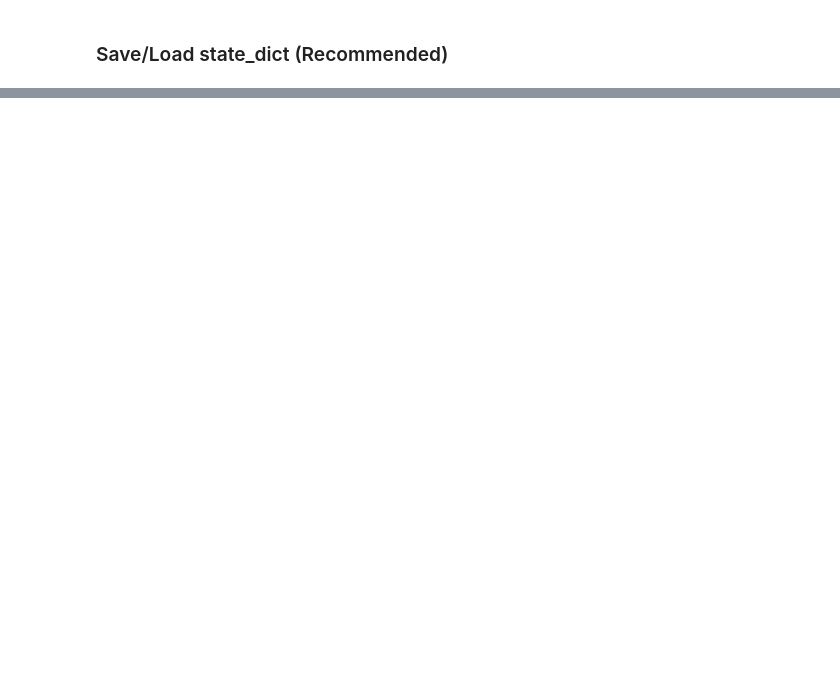
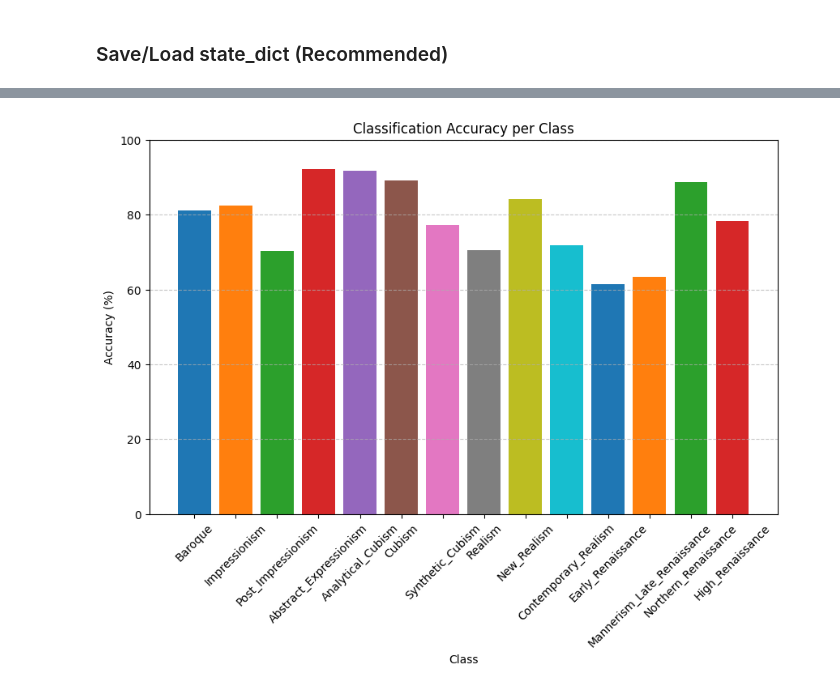
Before and after one commit to CarolineGraebelBHT/LFI_Artstyle_Classification, a Jupyter notebook: Naim/model_googlenet.ipynb, the cells around one changed output, grey strips where cells are left out. Drawn from its saved outputs; the diff is of its cells as text; code cells hidden in the pictures; blank space fills up the shorter version.

```diff
--- a/Naim/model_googlenet.ipynb
+++ b/Naim/model_googlenet.ipynb
@@ -310,0 +312,45 @@ model.eval()
+# %%
+# Store predictions and labels
+all_preds = []
+all_labels = []
+
+with torch.no_grad():  # No gradient computation needed
+    for images, labels in val_loader:
+        images, labels = images.to("cpu"), labels.to("cpu")  # Ensure correct device
+
+        outputs = model(images)
+        _, preds = torch.max(outputs, 1)  # Get predicted class indices
+
+        all_preds.extend(preds.tolist())  # Convert tensor to list
+        all_labels.extend(labels.tolist())  # Convert tensor to list
+# %%
+# Initialize counters for each class
+num_classes = len(data_folders)
+
+correct_per_class = np.zeros(num_classes)
+total_per_class = np.zeros(num_classes)
+
+# Count correct predictions for each class
+for label, pred in zip(all_labels, all_preds):
+    total_per_class[label] += 1
+    correct_per_class[label] += (pred == label)
+
+# Compute accuracy for each class (avoid division by zero)
+accuracy_per_class = np.where(total_per_class > 0, (correct_per_class / total_per_class) * 100, 0)
+# %%
+# Define class names (update with actual class names if available)
+class_names = data_folders  # Replace with real class names
+
+plt.figure(figsize=(10, 6))
+plt.bar(class_names, accuracy_per_class, color = sns.color_palette("tab10", len(class_names)) )
+
+plt.xlabel("Class")
+plt.ylabel("Accuracy (%)")
+plt.title("Classification Accuracy per Class")
+plt.xticks(rotation=45)  # Rotate labels for readability
+plt.ylim(0, 100)  # Keep accuracy between 0 and 100%
+plt.grid(axis="y", linestyle="--", alpha=0.7)
+
+plt.show()
+# %% [output]
+[figure, added]
```
Also changed, not shown: parts of 14 cells of this notebook.
